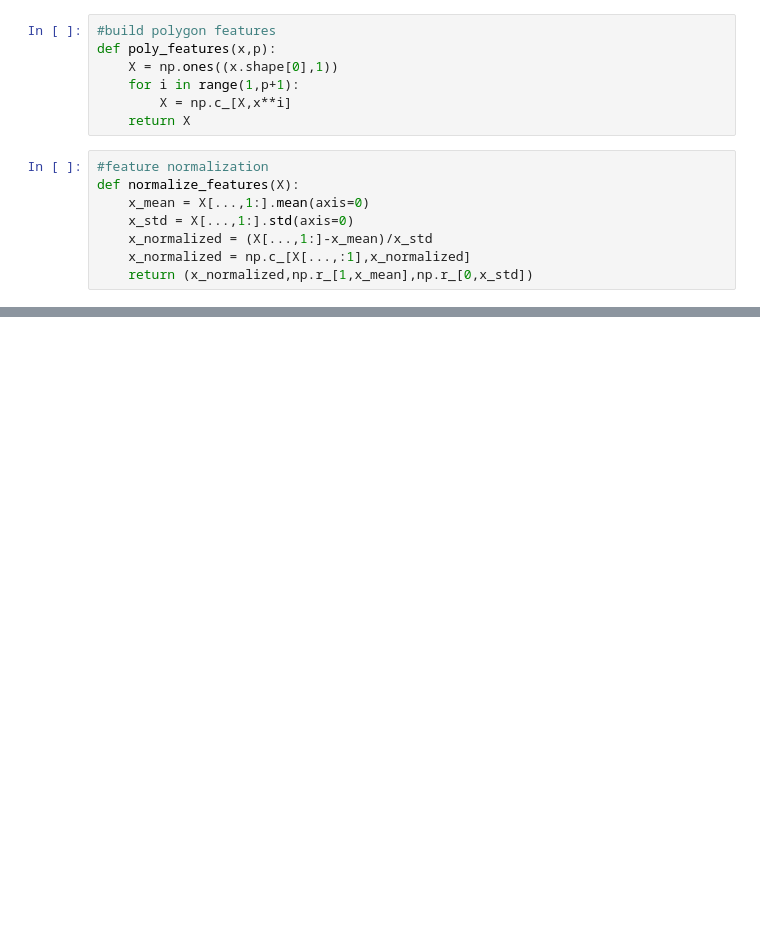
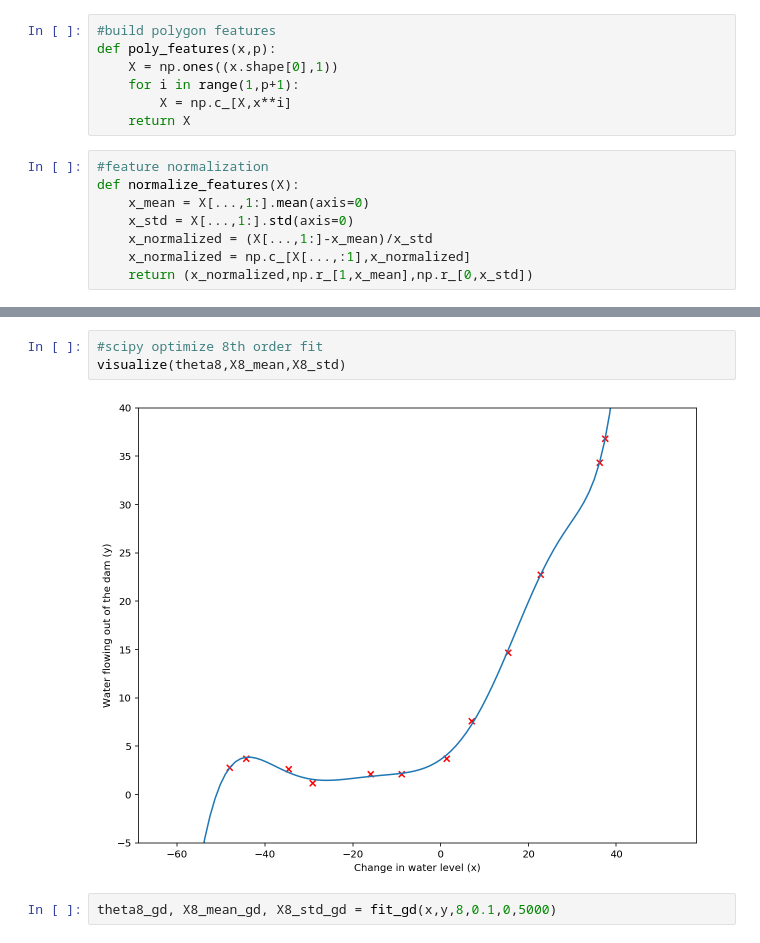
Before and after one commit to anirudh582/machine_learning, a Jupyter notebook: 5.regularized_linear_regression_and_bias_vs_variance.ipynb, the cells around one changed output, grey strips where cells are left out. Saved outputs shown, nothing was run; the diff lists cells and outputs as text; blank space fills up the shorter version.

```diff
--- a/5.regularized_linear_regression_and_bias_vs_variance.ipynb
+++ b/5.regularized_linear_regression_and_bias_vs_variance.ipynb
@@ -159,0 +173,7 @@ plt.ylim([-5,40])
+# %%
+#scipy optimize 8th order fit
+visualize(theta8,X8_mean,X8_std)
+# %% [output]
+[figure, added]
+# %%
+theta8_gd, X8_mean_gd, X8_std_gd = fit_gd(x,y,8,0.1,0,5000)
```
Also changed, not shown: parts of 37 cells of this notebook.
